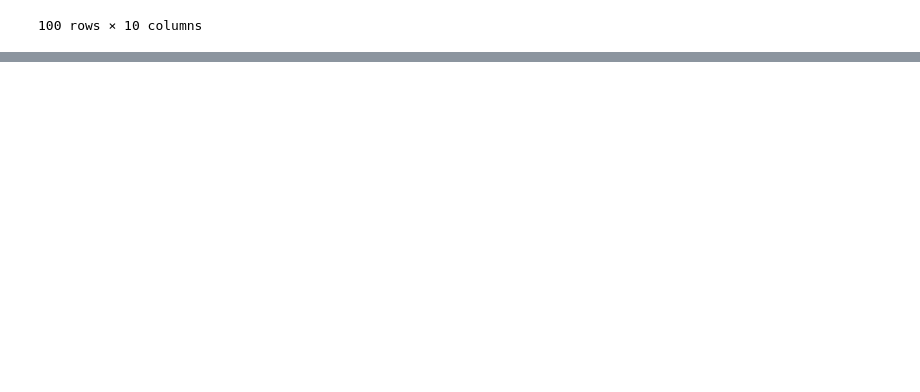
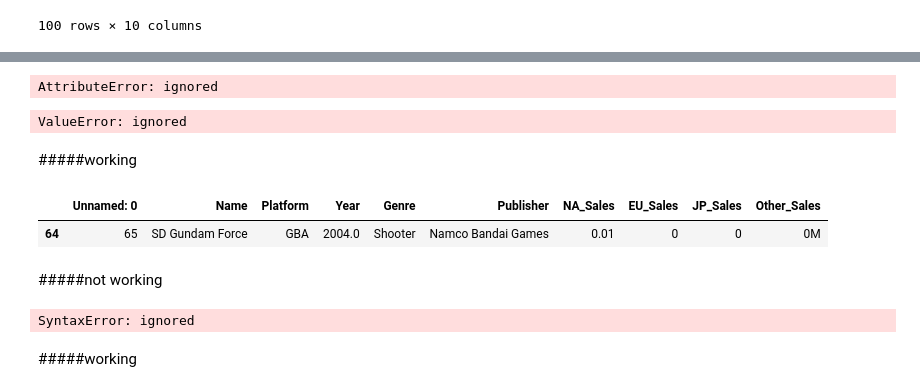
Before and after one commit to Jihyesh/codestates_projects_section1, a Jupyter notebook: AI_15_홍지혜_Section1.ipynb, the cells around one changed output, grey strips where cells are left out. Cells and saved outputs as stored; diff of their text form; code cells hidden in the pictures; blank space fills up the shorter version.

```diff
--- a/AI_15_홍지혜_Section1.ipynb
+++ b/AI_15_홍지혜_Section1.ipynb
@@ -288,0 +335,26 @@ df[df.iloc[:,-1].str.contains('M',regex=True, na=False)]
+# %%
+for i in range(1,5,1):
+  df_test.iloc[:,-i] = df_test.iloc[:,-i].apply(convert)
+# %% [output]
+AttributeError: ignored
+# %%
+for i in range(1,5,1):
+  df_test.iloc[:,-i] = df_test.iloc[:,-i].astype(float)
+# %% [output]
+ValueError: ignored
+# %% [markdown]
+#####working
+# %%
+import re
+
+def convert(sales_figure):
+  sales_figure = re.sub(r"\D","",sales_figure)
+
+  return sales_figure
+# %%
+df_test.iloc[:,-1]=df_test.iloc[:,-1].apply(convert)
+# %%
+df_test.iloc[[64]]
+# %% [output]
+|  | Unnamed: 0 | Name | Platform | Year | Genre | Publisher | NA_Sales | EU_Sales | JP_Sales | Other_Sales |
+| 64 | 65 | SD Gundam Force | GBA | 2004.0 | Shooter | Namco Bandai Games | 0.01 | 0 | 0 | 0M |
@@ -288,0 +364,2 @@ df[df.iloc[:,-1].str.contains('M',regex=True, na=False)]
+# %% [markdown]
+#####not working
@@ -288,0 +370,6 @@ df[df.iloc[:,-1].str.contains('M',regex=True, na=False)]
+# %%
+df_test[[index_list,:]]
+# %% [output]
+SyntaxError: ignored
+# %% [markdown]
+#####working
```
Also changed, not shown: parts of 23 cells of this notebook.
